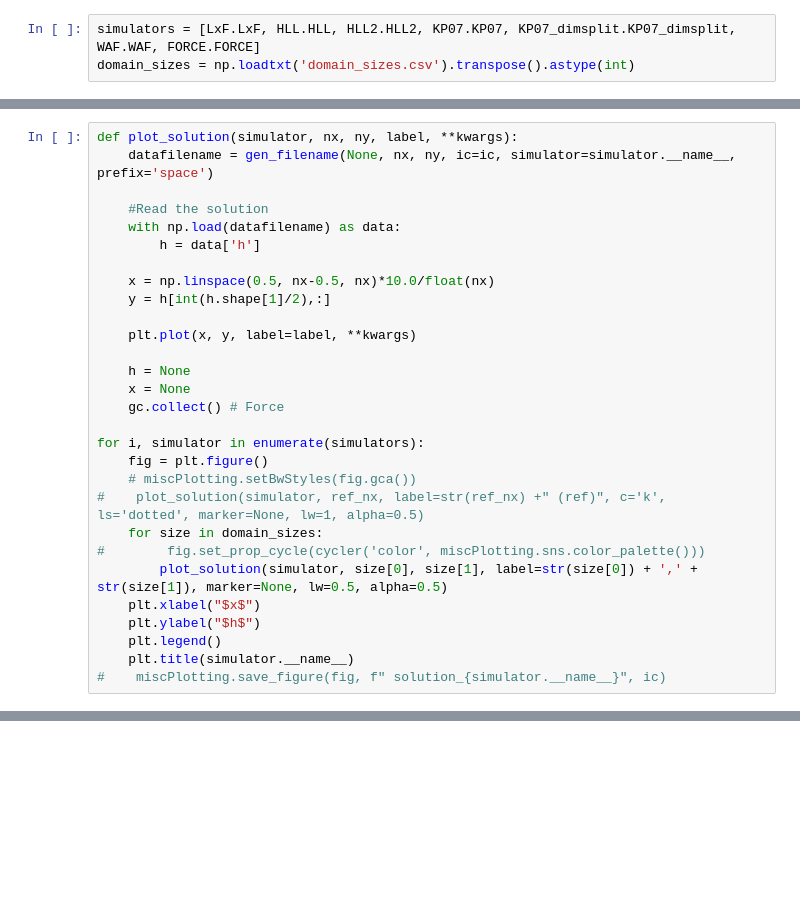
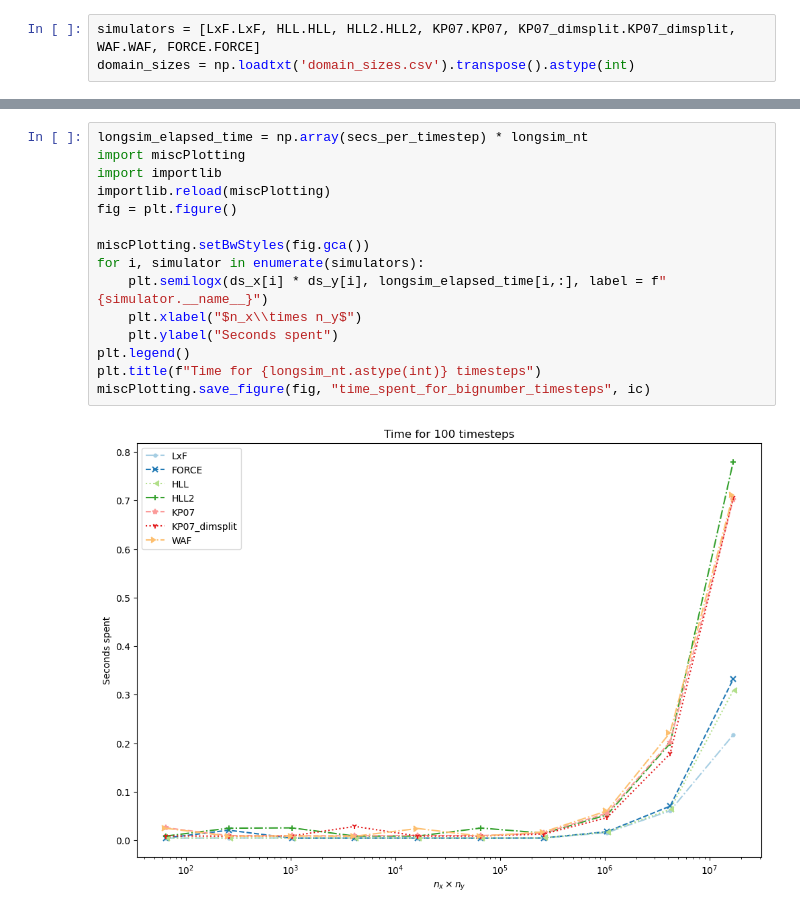
Before and after one commit to aadi-bh/FiniteVolumeGPU, a Jupyter notebook: plotter_simulator.ipynb, the cells around one changed output, grey strips where cells are left out. Saved outputs shown, nothing was run; the diff lists cells and outputs as text; blank space fills up the shorter version.

```diff
--- a/plotter_simulator.ipynb
+++ b/plotter_simulator.ipynb
@@ -269,29 +214,0 @@ miscPlotting.save_figure(fig, "time_to_solution", ic)
-# %%
-def plot_solution(simulator, nx, ny, label, **kwargs):
-    datafilename = gen_filename(None, nx, ny, ic=ic, simulator=simulator.__name__, prefix='space')
-
-    #Read the solution
-    with np.load(datafilename) as data:
-        h = data['h']
-
-    x = np.linspace(0.5, nx-0.5, nx)*10.0/float(nx)
-    y = h[int(h.shape[1]/2),:]
-
-    plt.plot(x, y, label=label, **kwargs)
-
-    h = None
-    x = None
-    gc.collect() # Force
-
-for i, simulator in enumerate(simulators):
-    fig = plt.figure()
-    # miscPlotting.setBwStyles(fig.gca())
-#    plot_solution(simulator, ref_nx, label=str(ref_nx) +" (ref)", c='k', ls='dotted', marker=None, lw=1, alpha=0.5)
-    for size in domain_sizes:
-#        fig.set_prop_cycle(cycler('color', miscPlotting.sns.color_palette()))
-        plot_solution(simulator, size[0], size[1], label=str(size[0]) + ',' + str(size[1]), marker=None, lw=0.5, alpha=0.5)
-    plt.xlabel("$x$")
-    plt.ylabel("$h$")
-    plt.legend()
-    plt.title(simulator.__name__)
-#    miscPlotting.save_figure(fig, f" solution_{simulator.__name__}", ic)
@@ -305,0 +215,17 @@ for i, simulator in enumerate(simulators):
+# %%
+longsim_elapsed_time = np.array(secs_per_timestep) * longsim_nt
+import miscPlotting
+import importlib
+importlib.reload(miscPlotting)
+fig = plt.figure()
+
+miscPlotting.setBwStyles(fig.gca())
+for i, simulator in enumerate(simulators):
+    plt.semilogx(ds_x[i] * ds_y[i], longsim_elapsed_time[i,:], label = f"{simulator.__name__}")
+    plt.xlabel("$n_x\\times n_y$")
+    plt.ylabel("Seconds spent")
+plt.legend()
+plt.title(f"Time for {longsim_nt.astype(int)} timesteps")
+miscPlotting.save_figure(fig, "time_spent_for_bignumber_timesteps", ic)
+# %% [output]
+[figure, added]
```
Also changed, not shown: parts of 34 cells of this notebook, 3 other files.
